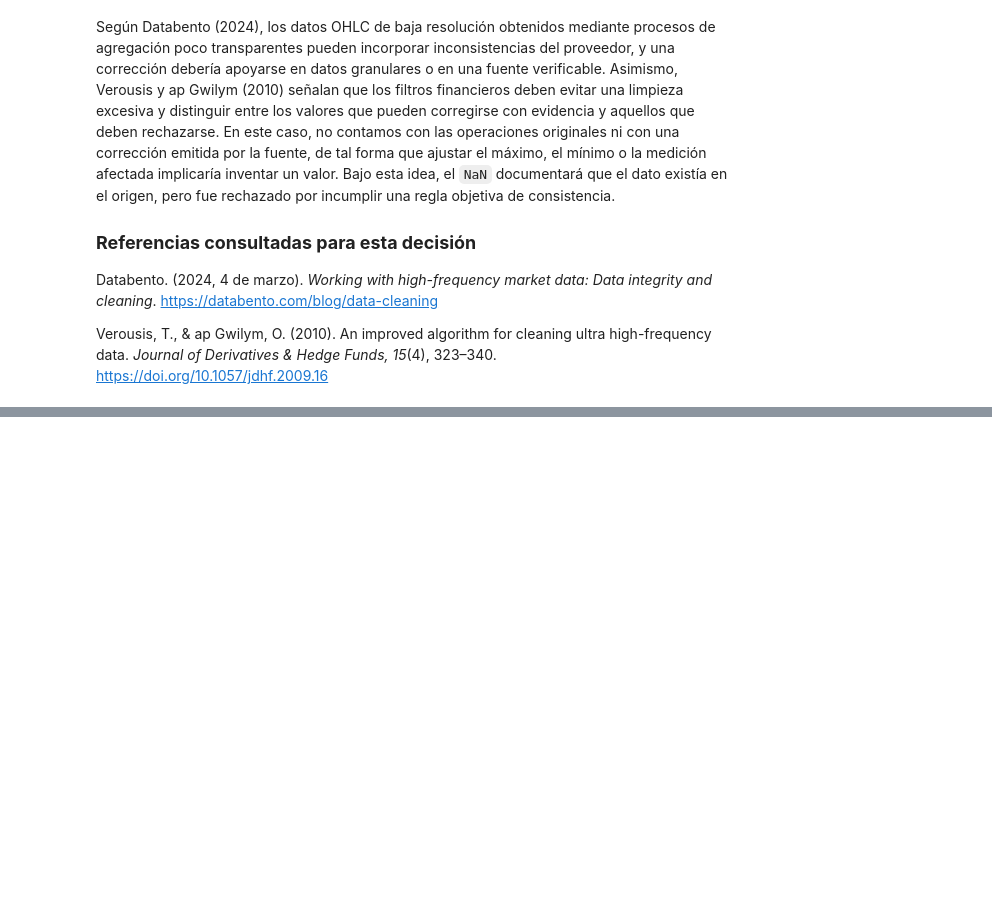
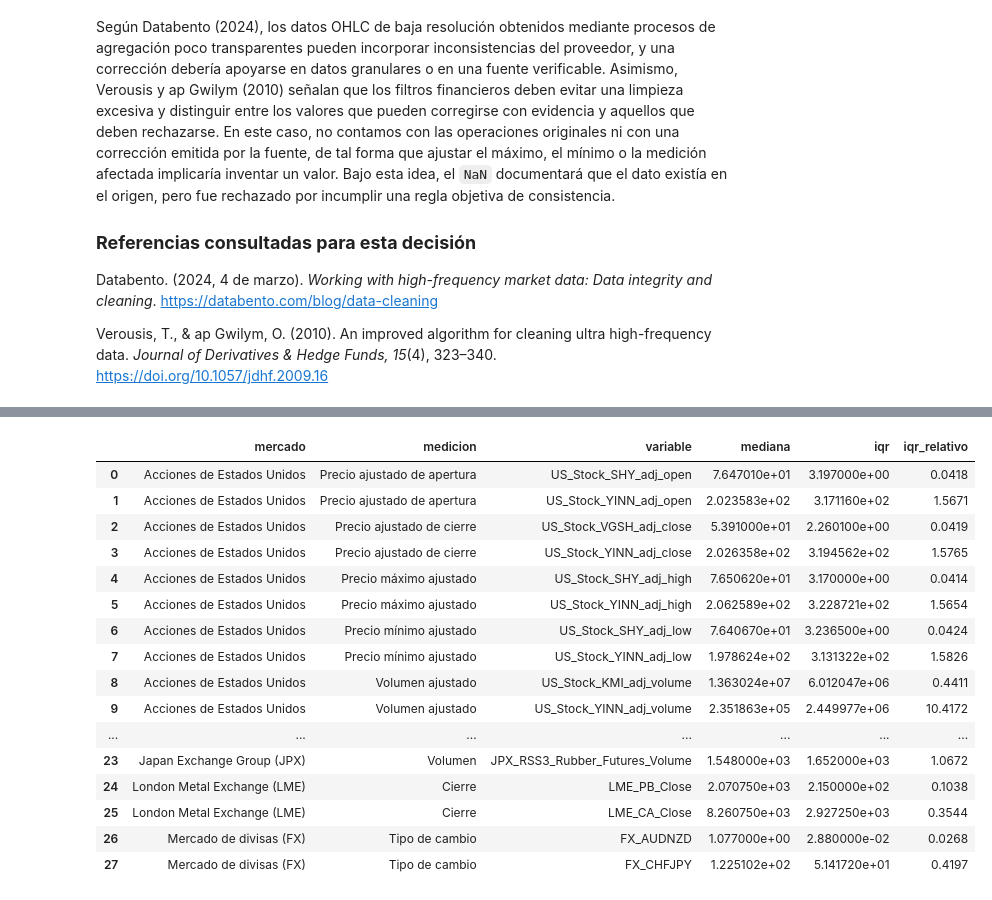
Before and after one commit to Bamo0507/Proyecto_2_EDA_Data_Science, a Jupyter notebook: notebooks/01_analisis_exploratorio.ipynb, the cells around one changed output, grey strips where cells are left out. Cells and saved outputs as stored; diff of their text form; code cells hidden in the pictures; blank space fills up the shorter version.

```diff
--- a/notebooks/01_analisis_exploratorio.ipynb
+++ b/notebooks/01_analisis_exploratorio.ipynb
@@ -1087,0 +1195,45 @@ Verousis, T., & ap Gwilym, O. (2010). An improved algorithm for cleaning ultra h
+# %%
+variabilidad_relativa = estadistica_por_variable.copy()
+variabilidad_relativa["iqr_relativo"] = (
+    variabilidad_relativa["iqr"] / variabilidad_relativa["mediana"].abs()
+)
+variabilidad_relativa = variabilidad_relativa.replace([float("inf"), -float("inf")], pd.NA)
+
+grupos_con_comparacion = variabilidad_relativa.groupby(["mercado", "medicion"]).filter(
+    lambda grupo: len(grupo) >= 2
+)
+
+indices_extremos = (
+    grupos_con_comparacion.groupby(["mercado", "medicion"])["iqr_relativo"]
+    .agg(["idxmin", "idxmax"])
+    .stack()
+    .tolist()
+)
+
+extremos_variabilidad = (
+    grupos_con_comparacion.loc[indices_extremos]
+    .reset_index(names="variable")
+    [["mercado", "medicion", "variable", "mediana", "iqr", "iqr_relativo"]]
+    .sort_values(["mercado", "medicion", "iqr_relativo"])
+    .reset_index(drop=True)
+)
+
+extremos_variabilidad.round(4)
+# %% [output]
+|  | mercado | medicion | variable | mediana | iqr | iqr_relativo |
+| 0 | Acciones de Estados Unidos | Precio ajustado de apertura | US_Stock_SHY_adj_open | 7.647010e+01 | 3.197000e+00 | 0.0418 |
+| 1 | Acciones de Estados Unidos | Precio ajustado de apertura | US_Stock_YINN_adj_open | 2.023583e+02 | 3.171160e+02 | 1.5671 |
+| 2 | Acciones de Estados Unidos | Precio ajustado de cierre | US_Stock_VGSH_adj_close | 5.391000e+01 | 2.260100e+00 | 0.0419 |
+| 3 | Acciones de Estados Unidos | Precio ajustado de cierre | US_Stock_YINN_adj_close | 2.026358e+02 | 3.194562e+02 | 1.5765 |
+| 4 | Acciones de Estados Unidos | Precio máximo ajustado | US_Stock_SHY_adj_high | 7.650620e+01 | 3.170000e+00 | 0.0414 |
+| 5 | Acciones de Estados Unidos | Precio máximo ajustado | US_Stock_YINN_adj_high | 2.062589e+02 | 3.228721e+02 | 1.5654 |
+| 6 | Acciones de Estados Unidos | Precio mínimo ajustado | US_Stock_SHY_adj_low | 7.640670e+01 | 3.236500e+00 | 0.0424 |
+| 7 | Acciones de Estados Unidos | Precio mínimo ajustado | US_Stock_YINN_adj_low | 1.978624e+02 | 3.131322e+02 | 1.5826 |
+| 8 | Acciones de Estados Unidos | Volumen ajustado | US_Stock_KMI_adj_volume | 1.363024e+07 | 6.012047e+06 | 0.4411 |
+| 9 | Acciones de Estados Unidos | Volumen ajustado | US_Stock_YINN_adj_volume | 2.351863e+05 | 2.449977e+06 | 10.4172 |
+| ... | ... | ... | ... | ... | ... | ... |
+| 23 | Japan Exchange Group (JPX) | Volumen | JPX_RSS3_Rubber_Futures_Volume | 1.548000e+03 | 1.652000e+03 | 1.0672 |
+| 24 | London Metal Exchange (LME) | Cierre | LME_PB_Close | 2.070750e+03 | 2.150000e+02 | 0.1038 |
+| 25 | London Metal Exchange (LME) | Cierre | LME_CA_Close | 8.260750e+03 | 2.927250e+03 | 0.3544 |
+| 26 | Mercado de divisas (FX) | Tipo de cambio | FX_AUDNZD | 1.077000e+00 | 2.880000e-02 | 0.0268 |
+| 27 | Mercado de divisas (FX) | Tipo de cambio | FX_CHFJPY | 1.225102e+02 | 5.141720e+01 | 0.4197 |
```
Also changed, not shown: parts of 6 cells of this notebook, 1 other file.
